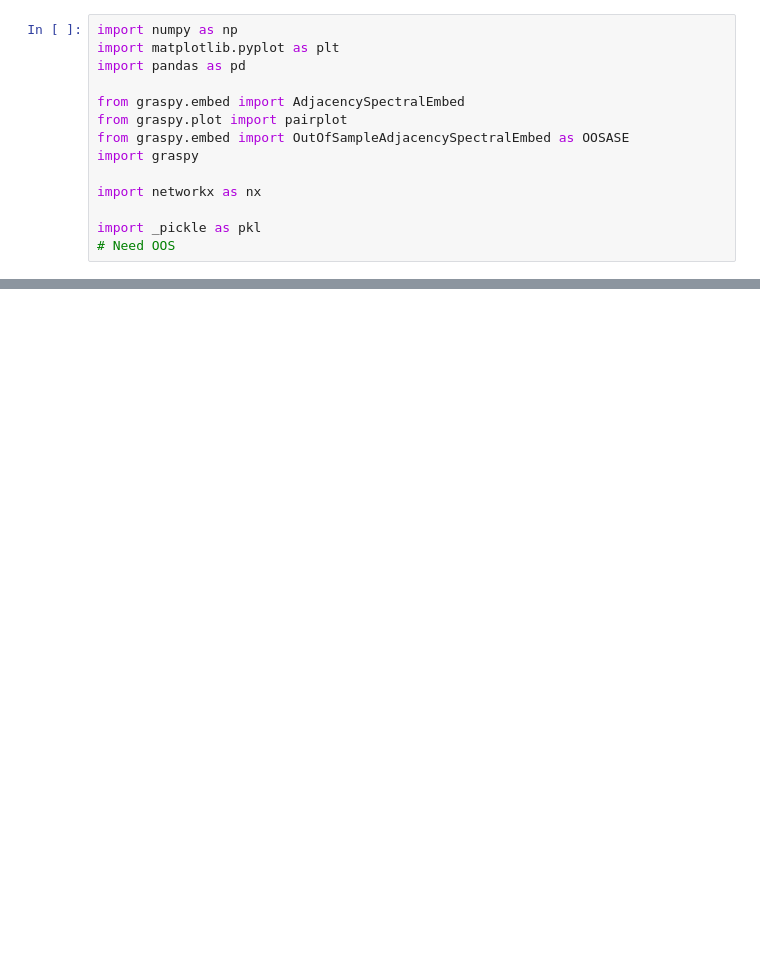
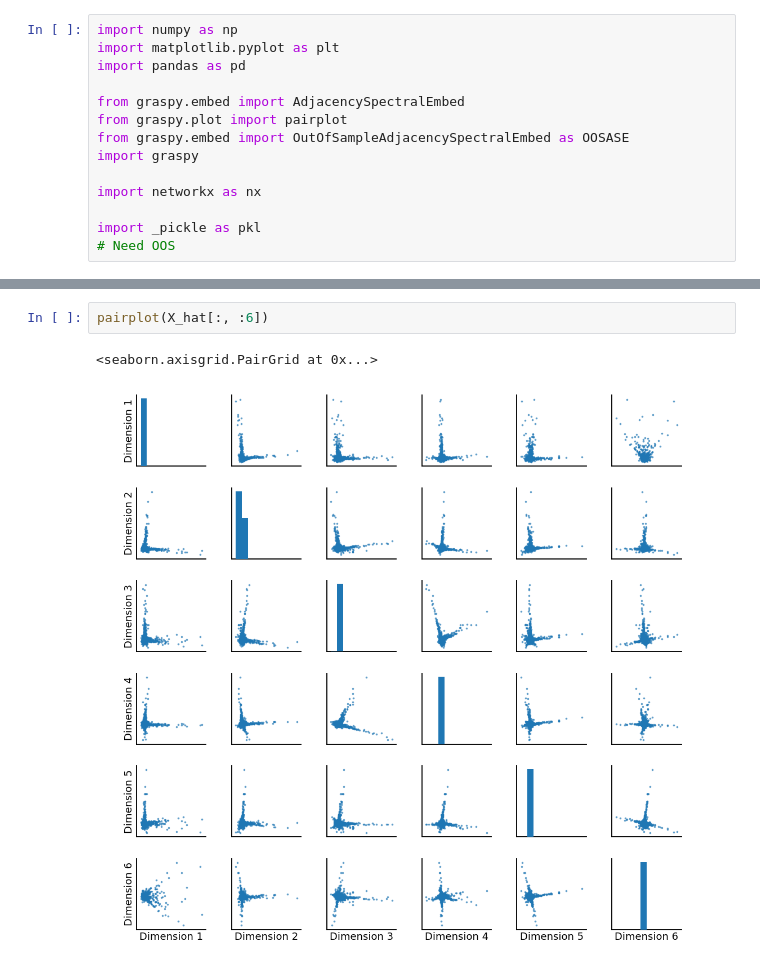
Before and after one commit to neurodata/hayden, a Jupyter notebook: NAS/NAS analysis.ipynb, the cells around one changed output, grey strips where cells are left out. Drawn from its saved outputs; the diff is of its cells as text; blank space fills up the shorter version.

```diff
--- a/NAS/NAS analysis.ipynb
+++ b/NAS/NAS analysis.ipynb
@@ -136,0 +67,5 @@ G_lcc.get_edge_data('09fbbe5d0e151746fee03a1e35c652eb', '00005c142e6f48ac74fdcf7
+# %%
+pairplot(X_hat[:, :6])
+# %% [output]
+<seaborn.axisgrid.PairGrid at 0x...>
+[figure, added]
```
Also changed, not shown: parts of 12 cells of this notebook.
